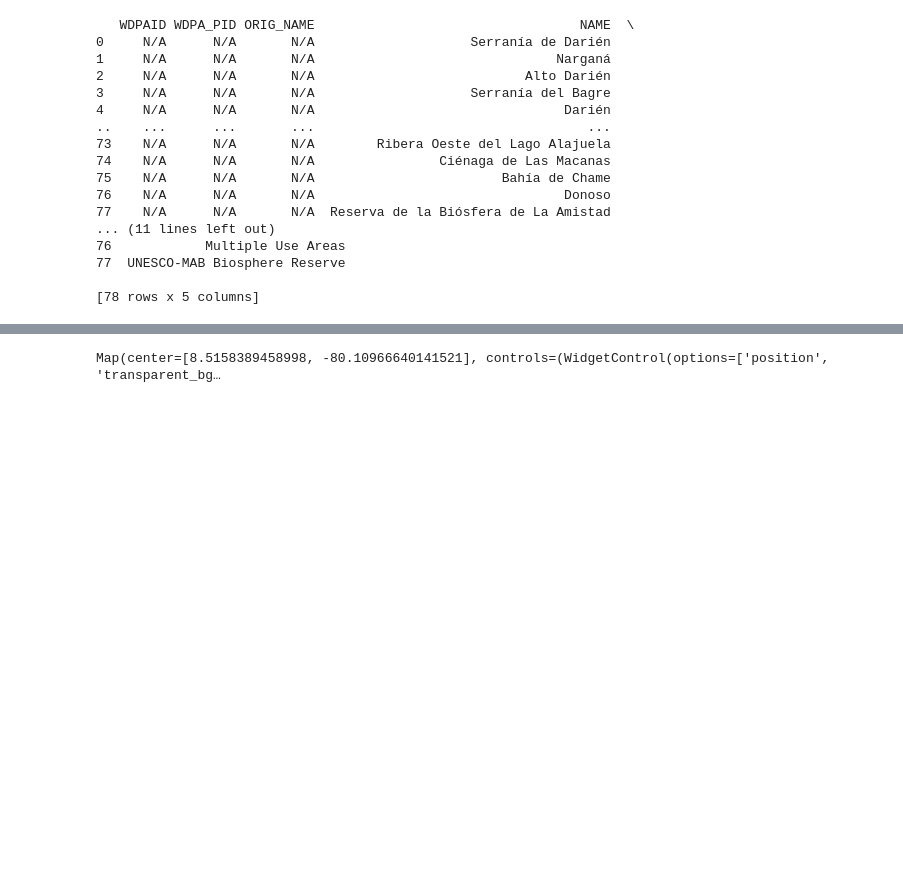
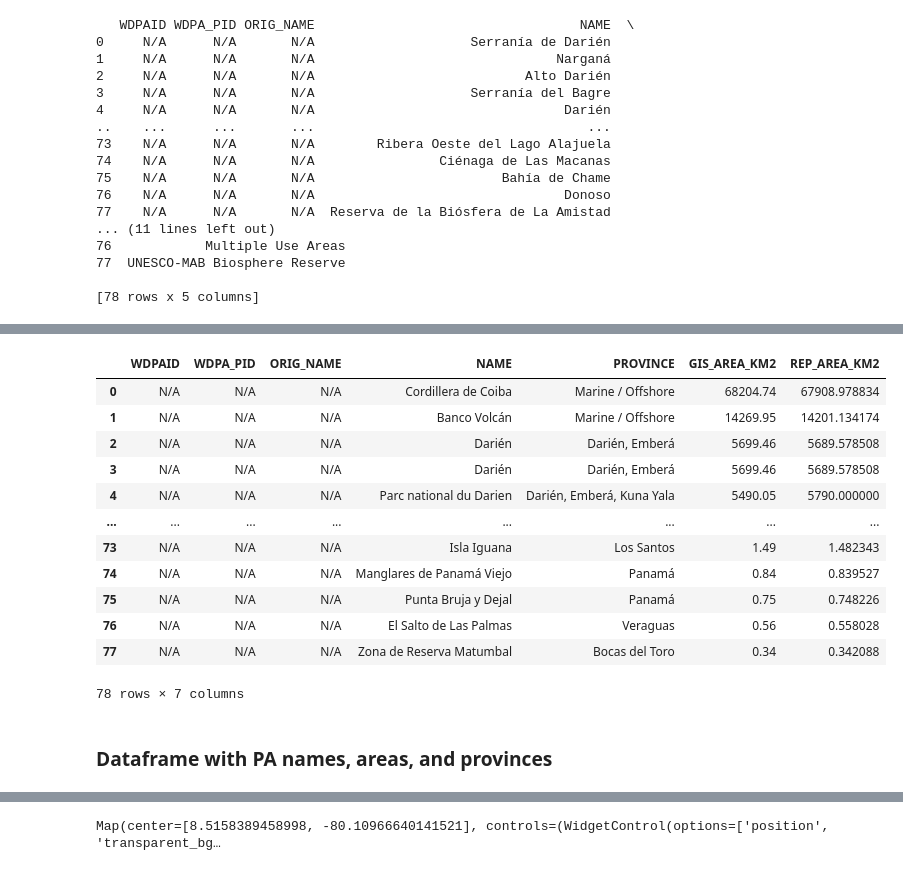
Before and after one commit to samanthamckay183/Sam-Deforestation-Repository, a Jupyter notebook: Javier_Panama_Protected_Areas_PRISM_Buffered.ipynb, the cells around one changed output, grey strips where cells are left out. Saved outputs shown, nothing was run; the diff lists cells and outputs as text; code cells hidden in the pictures; blank space fills up the shorter version.

Commit message:
javier dataframe

```diff
--- a/Javier_Panama_Protected_Areas_PRISM_Buffered.ipynb
+++ b/Javier_Panama_Protected_Areas_PRISM_Buffered.ipynb
@@ -178,0 +336,18 @@ print(df)
+# %%
+df
+# %% [output]
+|  | WDPAID | WDPA_PID | ORIG_NAME | NAME | PROVINCE | GIS_AREA_KM2 | REP_AREA_KM2 |
+| 0 | N/A | N/A | N/A | Cordillera de Coiba | Marine / Offshore | 68204.74 | 67908.978834 |
+| 1 | N/A | N/A | N/A | Banco Volcán | Marine / Offshore | 14269.95 | 14201.134174 |
+| 2 | N/A | N/A | N/A | Darién | Darién, Emberá | 5699.46 | 5689.578508 |
+| 3 | N/A | N/A | N/A | Darién | Darién, Emberá | 5699.46 | 5689.578508 |
+| 4 | N/A | N/A | N/A | Parc national du Darien | Darién, Emberá, Kuna Yala | 5490.05 | 5790.000000 |
+| ... | ... | ... | ... | ... | ... | ... | ... |
+| 73 | N/A | N/A | N/A | Isla Iguana | Los Santos | 1.49 | 1.482343 |
+| 74 | N/A | N/A | N/A | Manglares de Panamá Viejo | Panamá | 0.84 | 0.839527 |
+| 75 | N/A | N/A | N/A | Punta Bruja y Dejal | Panamá | 0.75 | 0.748226 |
+| 76 | N/A | N/A | N/A | El Salto de Las Palmas | Veraguas | 0.56 | 0.558028 |
+| 77 | N/A | N/A | N/A | Zona de Reserva Matumbal | Bocas del Toro | 0.34 | 0.342088 |
+78 rows × 7 columns
+# %% [markdown]
+### Dataframe with PA names, areas, and provinces
```
Also changed, not shown: parts of 17 cells of this notebook, 1 other file.
